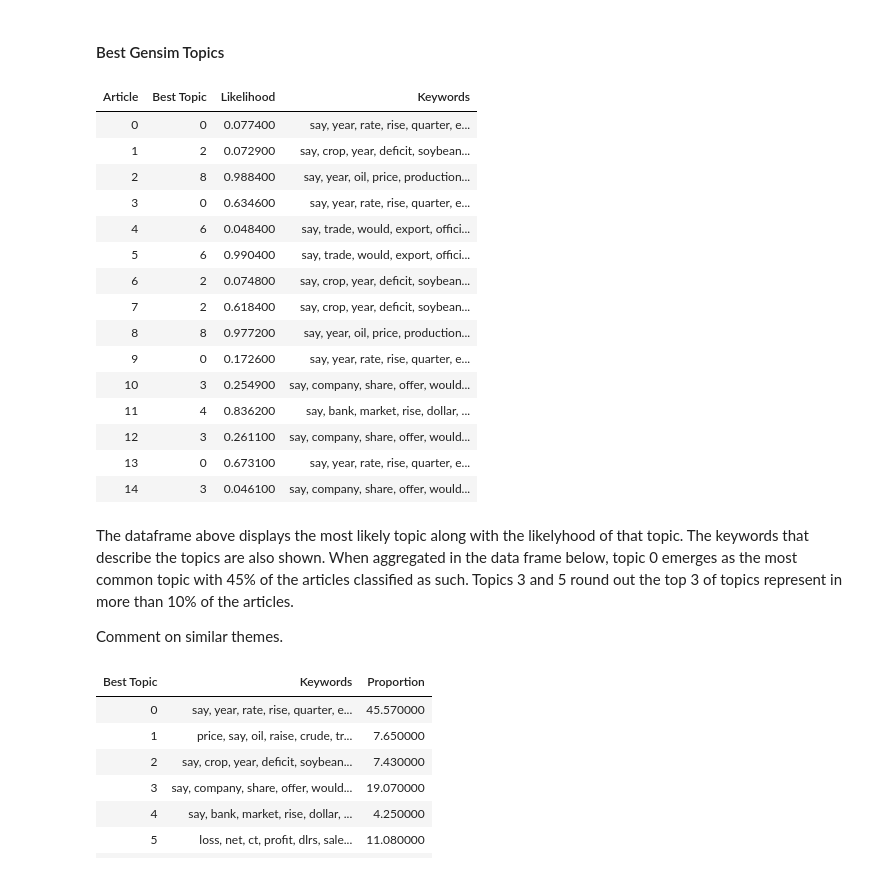
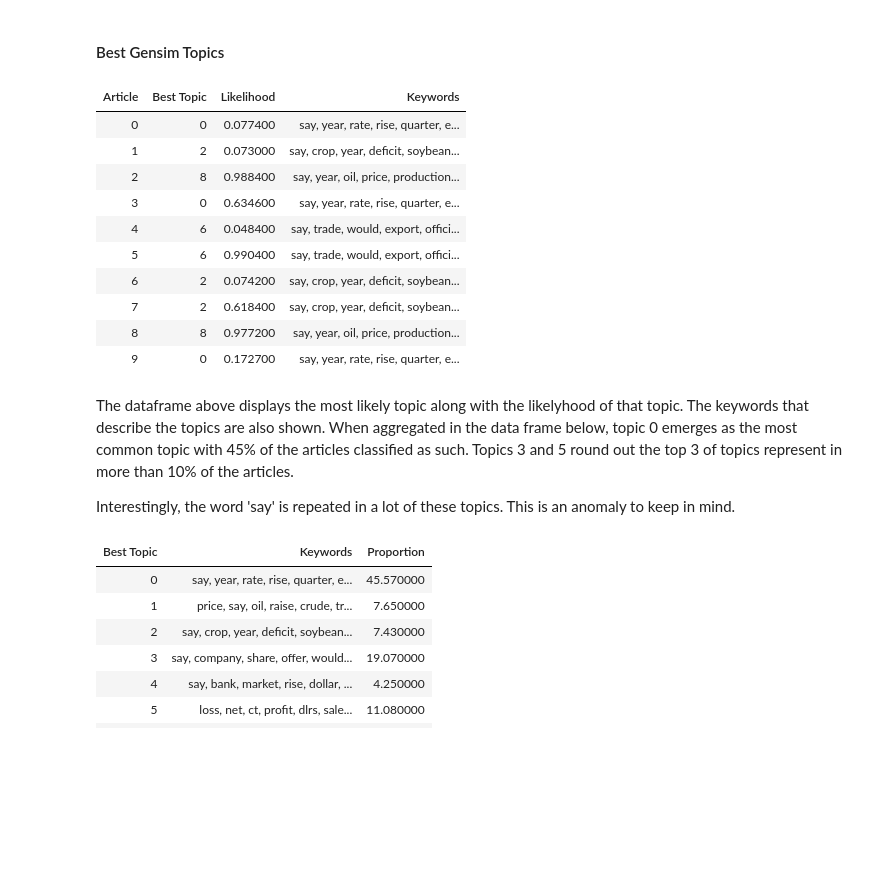
Before and after one commit to JeremyOBrien16/CUNY_DATA_620, a Jupyter notebook: ProjectFinal/data620project_final.ipynb, the cells around one changed output. Drawn from its saved outputs; the diff is of its cells as text; code cells hidden in the pictures; blank space fills up the shorter version.

```diff
--- a/ProjectFinal/data620project_final.ipynb
+++ b/ProjectFinal/data620project_final.ipynb
@@ -554,28 +558,23 @@ def get_best_gensim_topics(lda_model, corpus):
 # %%
 gensim_topic_df = get_best_gensim_topics(gs_optimal_model, corpus)
 
-gensim_topic_df.head(15).style.hide_index()
+gensim_topic_df.head(10).style.hide_index()
 # %% [output]
 | Article | Best Topic | Likelihood | Keywords |
 | 0 | 0 | 0.077400 | say, year, rate, rise, quarter, e... |
-| 1 | 2 | 0.072900 | say, crop, year, deficit, soybean... |
+| 1 | 2 | 0.073000 | say, crop, year, deficit, soybean... |
 | 2 | 8 | 0.988400 | say, year, oil, price, production... |
 | 3 | 0 | 0.634600 | say, year, rate, rise, quarter, e... |
 | 4 | 6 | 0.048400 | say, trade, would, export, offici... |
 | 5 | 6 | 0.990400 | say, trade, would, export, offici... |
-| 6 | 2 | 0.074800 | say, crop, year, deficit, soybean... |
+| 6 | 2 | 0.074200 | say, crop, year, deficit, soybean... |
 | 7 | 2 | 0.618400 | say, crop, year, deficit, soybean... |
 | 8 | 8 | 0.977200 | say, year, oil, price, production... |
-| 9 | 0 | 0.172600 | say, year, rate, rise, quarter, e... |
-| 10 | 3 | 0.254900 | say, company, share, offer, would... |
-| 11 | 4 | 0.836200 | say, bank, market, rise, dollar, ... |
-| 12 | 3 | 0.261100 | say, company, share, offer, would... |
-| 13 | 0 | 0.673100 | say, year, rate, rise, quarter, e... |
-| 14 | 3 | 0.046100 | say, company, share, offer, would... |
+| 9 | 0 | 0.172700 | say, year, rate, rise, quarter, e... |
 # %% [markdown]
 The dataframe above displays the most likely topic along with the likelyhood of that topic. The keywords that describe the topics are also shown. When aggregated in the data frame below, topic 0 emerges as the most common topic with 45% of the articles classified as such. Topics 3 and 5 round out the top 3 of topics represent in more than 10% of the articles.
 
-Comment on similar themes.
+Interestingly, the word 'say' is repeated in a lot of these topics. This is an anomaly to keep in mind.
 # %%
 gs_topic_prop = get_topic_distribution(gensim_topic_df)
 gs_topic_prop.style.hide_index().background_gradient(subset='Proportion',cmap='Blues')
```
Also changed, not shown: parts of 9 cells of this notebook.
